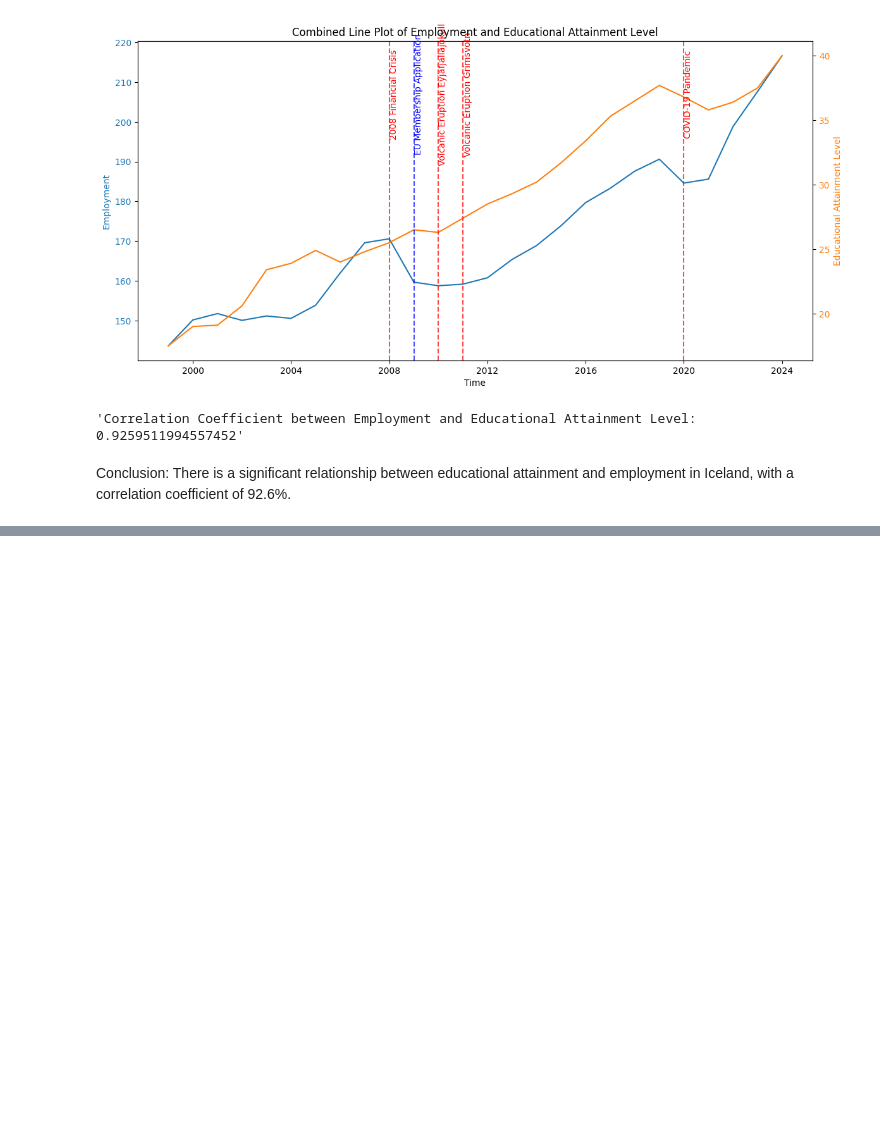
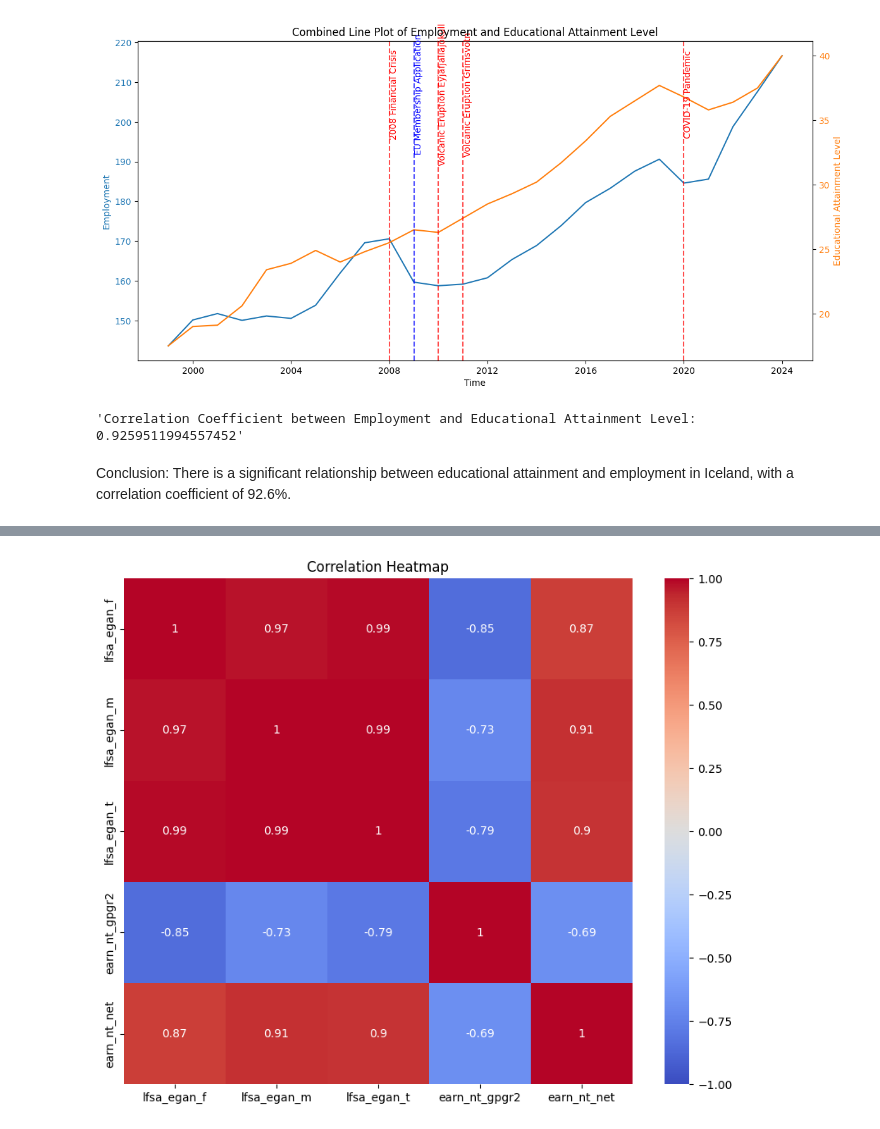
Before and after one commit to muffindud/iceland-data-analysis, a Jupyter notebook: main.ipynb, the cells around one changed output, grey strips where cells are left out. Saved outputs shown, nothing was run; the diff lists cells and outputs as text; code cells hidden in the pictures; blank space fills up the shorter version.

```diff
--- a/main.ipynb
+++ b/main.ipynb
@@ -880,0 +1054,10 @@ Conclusion: There is a significant relationship between educational attainment a
+# %%
+make_correlation_heatmap([
+    lfsa_egan_f,
+    lfsa_egan_m,
+    lfsa_egan_t,
+    earn_nt_gpgr2,
+    earn_nt_net
+]).show()
+# %% [output]
+[figure, added]
```
Also changed, not shown: parts of 9 cells of this notebook, 2 other files.
